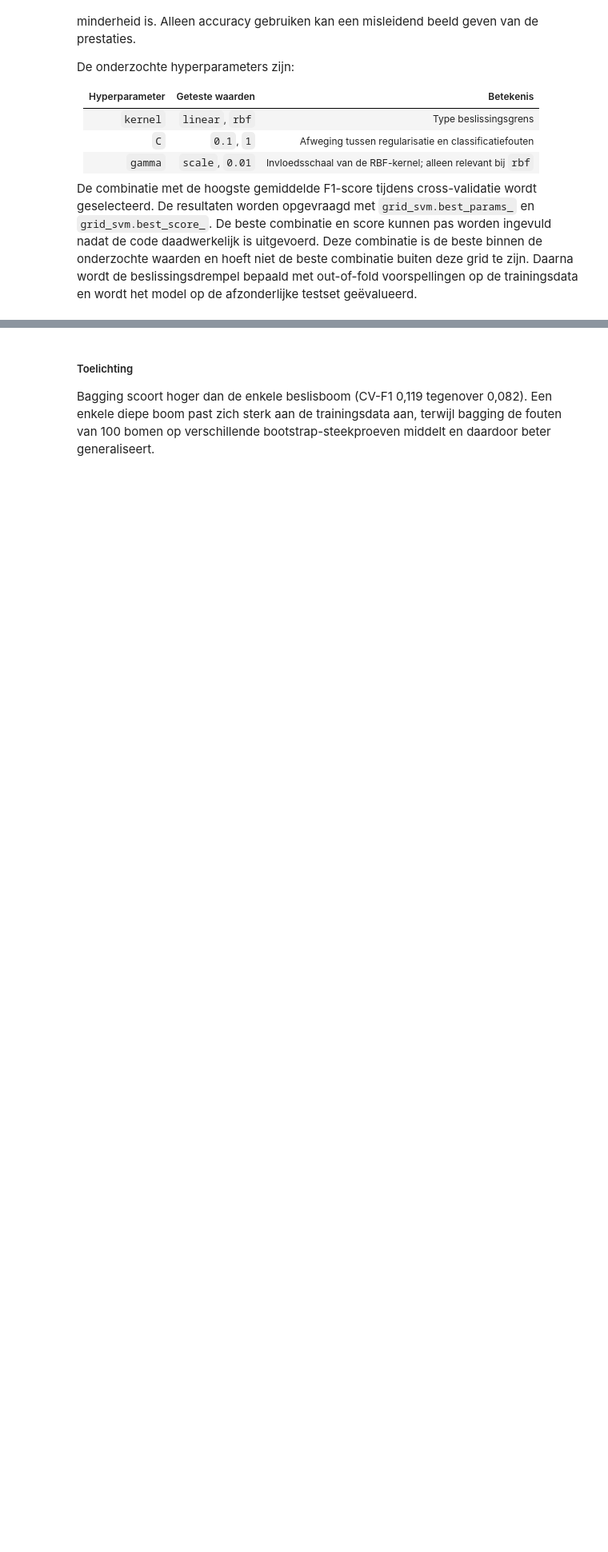
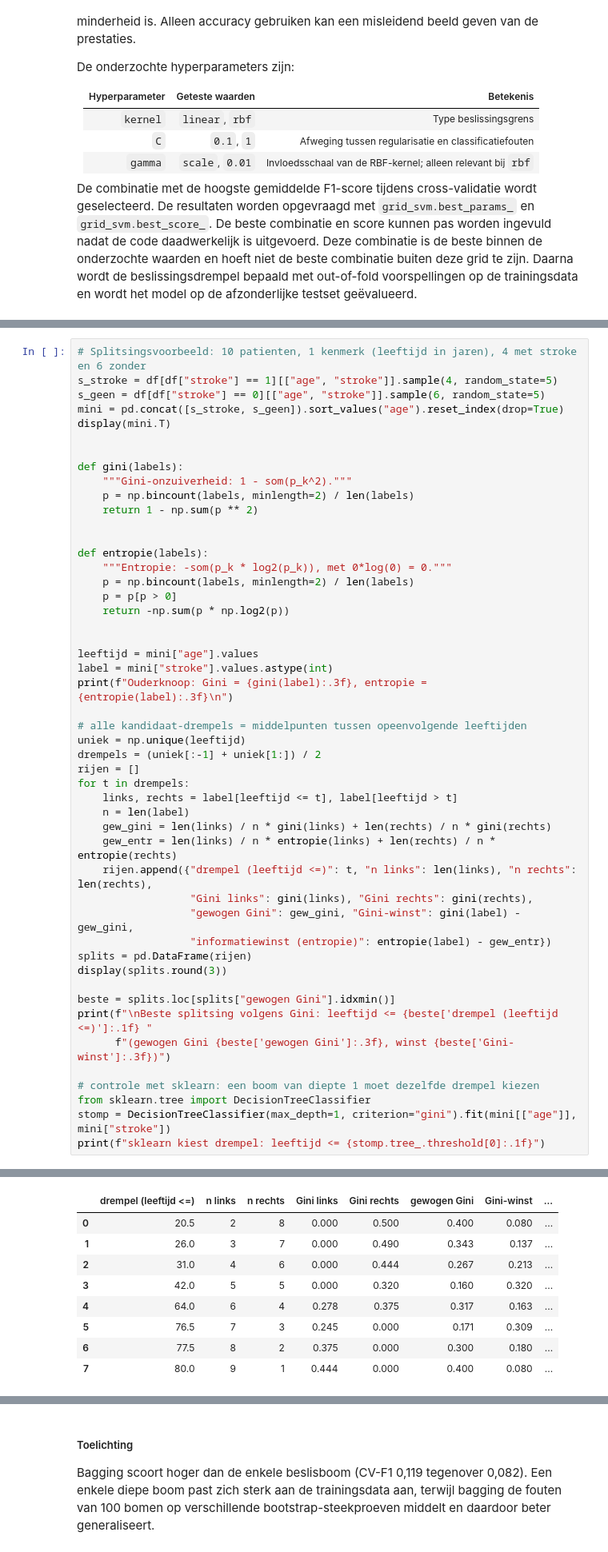
Before and after one commit to AlishaSR2k5/Machine-Learning-Portfolio-1, a Jupyter notebook: portfolio_opdracht_stroke.ipynb, the cells around one changed output, grey strips where cells are left out. Shown at 80% size. Drawn from its saved outputs; the diff is of its cells as text; blank space fills up the shorter version.

```diff
--- a/portfolio_opdracht_stroke.ipynb
+++ b/portfolio_opdracht_stroke.ipynb
@@ -1552,0 +1660,50 @@ De combinatie met de hoogste gemiddelde F1-score tijdens cross-validatie wordt g
+# %%
+# Splitsingsvoorbeeld: 10 patienten, 1 kenmerk (leeftijd in jaren), 4 met stroke en 6 zonder
+s_stroke = df[df["stroke"] == 1][["age", "stroke"]].sample(4, random_state=5)
+s_geen = df[df["stroke"] == 0][["age", "stroke"]].sample(6, random_state=5)
+mini = pd.concat([s_stroke, s_geen]).sort_values("age").reset_index(drop=True)
+display(mini.T)
+
+
+def gini(labels):
+    """Gini-onzuiverheid: 1 - som(p_k^2)."""
+    p = np.bincount(labels, minlength=2) / len(labels)
+    return 1 - np.sum(p ** 2)
+
+
+def entropie(labels):
+    """Entropie: -som(p_k * log2(p_k)), met 0*log(0) = 0."""
+    p = np.bincount(labels, minlength=2) / len(labels)
+    p = p[p > 0]
+    return -np.sum(p * np.log2(p))
+
+
+leeftijd = mini["age"].values
+label = mini["stroke"].values.astype(int)
+print(f"Ouderknoop: Gini = {gini(label):.3f}, entropie = {entropie(label):.3f}\n")
+
+# alle kandidaat-drempels = middelpunten tussen opeenvolgende leeftijden
+uniek = np.unique(leeftijd)
+drempels = (uniek[:-1] + uniek[1:]) / 2
+rijen = []
+for t in drempels:
+    links, rechts = label[leeftijd <= t], label[leeftijd > t]
+    n = len(label)
+    gew_gini = len(links) / n * gini(links) + len(rechts) / n * gini(rechts)
+    gew_entr = len(links) / n * entropie(links) + len(rechts) / n * entropie(rechts)
+    rijen.append({"drempel (leeftijd <=)": t, "n links": len(links), "n rechts": len(rechts),
+                  "Gini links": gini(links), "Gini rechts": gini(rechts),
+                  "gewogen Gini": gew_gini, "Gini-winst": gini(label) - gew_gini,
+                  "informatiewinst (entropie)": entropie(label) - gew_entr})
+splits = pd.DataFrame(rijen)
+display(splits.round(3))
+
+beste = splits.loc[splits["gewogen Gini"].idxmin()]
+print(f"\nBeste splitsing volgens Gini: leeftijd <= {beste['drempel (leeftijd <=)']:.1f} "
+      f"(gewogen Gini {beste['gewogen Gini']:.3f}, winst {beste['Gini-winst']:.3f})")
+
+# controle met sklearn: een boom van diepte 1 moet dezelfde drempel kiezen
+from sklearn.tree import DecisionTreeClassifier
+stomp = DecisionTreeClassifier(max_depth=1, criterion="gini").fit(mini[["age"]], mini["stroke"])
+print(f"sklearn kiest drempel: leeftijd <= {stomp.tree_.threshold[0]:.1f}")
+# %% [output]
@@ -1552,0 +1714,9 @@ De combinatie met de hoogste gemiddelde F1-score tijdens cross-validatie wordt g
+|  | drempel (leeftijd <=) | n links | n rechts | Gini links | Gini rechts | gewogen Gini | Gini-winst | ... |
+| 0 | 20.5 | 2 | 8 | 0.000 | 0.500 | 0.400 | 0.080 | ... |
+| 1 | 26.0 | 3 | 7 | 0.000 | 0.490 | 0.343 | 0.137 | ... |
+| 2 | 31.0 | 4 | 6 | 0.000 | 0.444 | 0.267 | 0.213 | ... |
+| 3 | 42.0 | 5 | 5 | 0.000 | 0.320 | 0.160 | 0.320 | ... |
+| 4 | 64.0 | 6 | 4 | 0.278 | 0.375 | 0.317 | 0.163 | ... |
+| 5 | 76.5 | 7 | 3 | 0.245 | 0.000 | 0.171 | 0.309 | ... |
+| 6 | 77.5 | 8 | 2 | 0.375 | 0.000 | 0.300 | 0.180 | ... |
+| 7 | 80.0 | 9 | 1 | 0.444 | 0.000 | 0.400 | 0.080 | ... |
```
Also changed, not shown: parts of 13 cells of this notebook.
